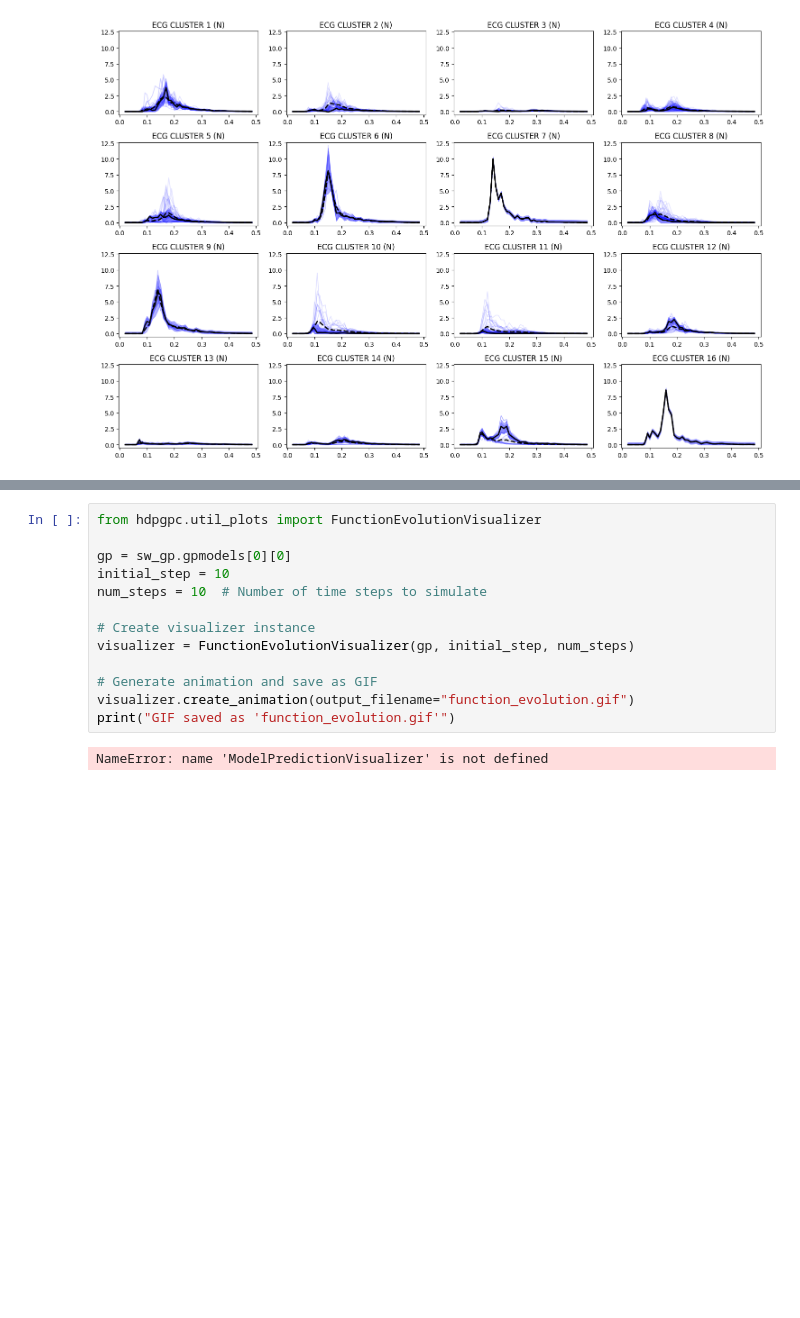
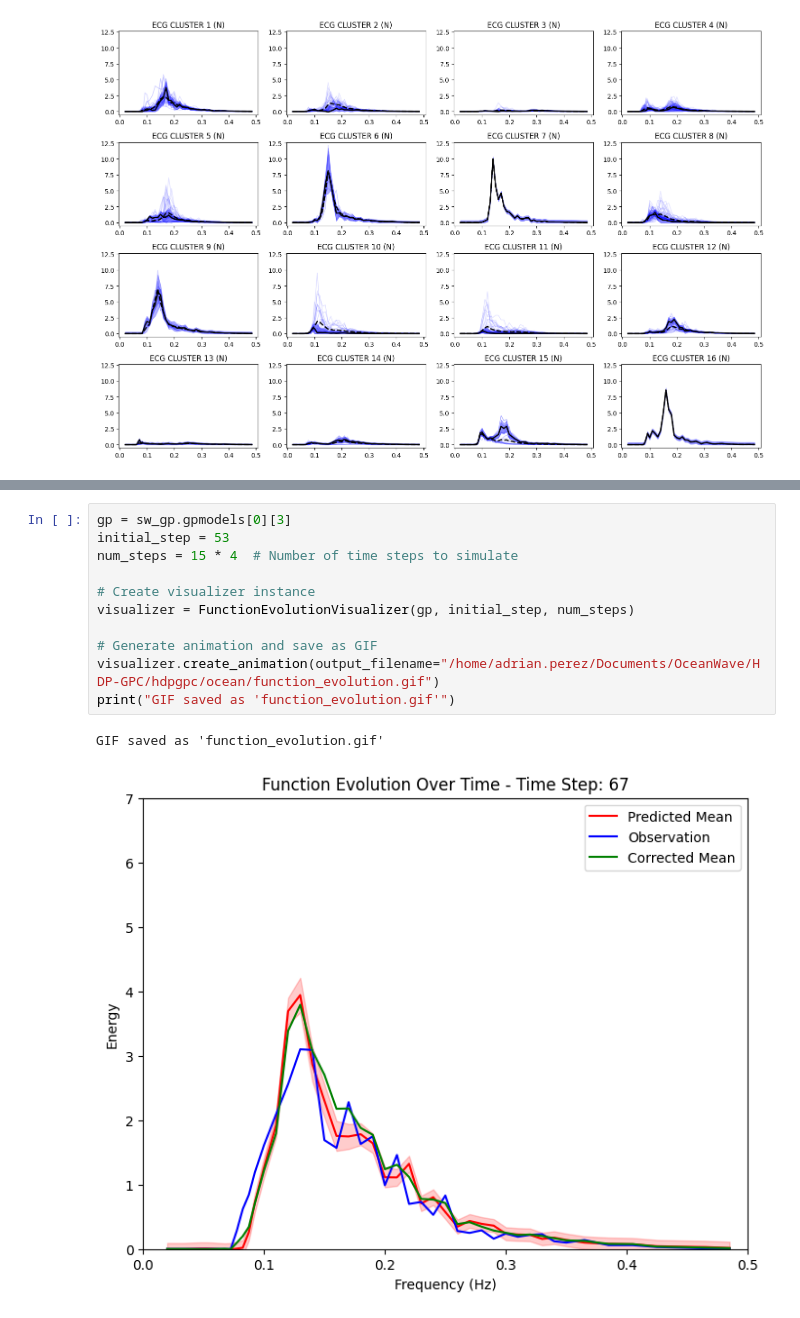
Before and after one commit to AdrianPerezHerrero/HDP-GPC, a Jupyter notebook: hdpgpc/ocean/ClasificacionOlas_ndbc.ipynb, the cells around one changed output, grey strips where cells are left out. Saved outputs shown, nothing was run; the diff lists cells and outputs as text; blank space fills up the shorter version.

```diff
--- a/hdpgpc/ocean/ClasificacionOlas_ndbc.ipynb
+++ b/hdpgpc/ocean/ClasificacionOlas_ndbc.ipynb
@@ -228,15 +462,14 @@ Classification error:  0.0 / 8524 -- 0.0
 # %%
-from hdpgpc.util_plots import FunctionEvolutionVisualizer
-
-gp = sw_gp.gpmodels[0][0]
-initial_step = 10
-num_steps = 10  # Number of time steps to simulate
+gp = sw_gp.gpmodels[0][3]
+initial_step = 53
+num_steps = 15 * 4  # Number of time steps to simulate
 
 # Create visualizer instance
 visualizer = FunctionEvolutionVisualizer(gp, initial_step, num_steps)
 
 # Generate animation and save as GIF
-visualizer.create_animation(output_filename="function_evolution.gif")
+visualizer.create_animation(output_filename="/home/adrian.perez/Documents/OceanWave/HDP-GPC/hdpgpc/ocean/function_evolution.gif")
 print("GIF saved as 'function_evolution.gif'")
 # %% [output]
-NameError: name 'ModelPredictionVisualizer' is not defined
+GIF saved as 'function_evolution.gif'
+[figure, added]
```
Also changed, not shown: parts of 4 cells of this notebook, 1 other file.
